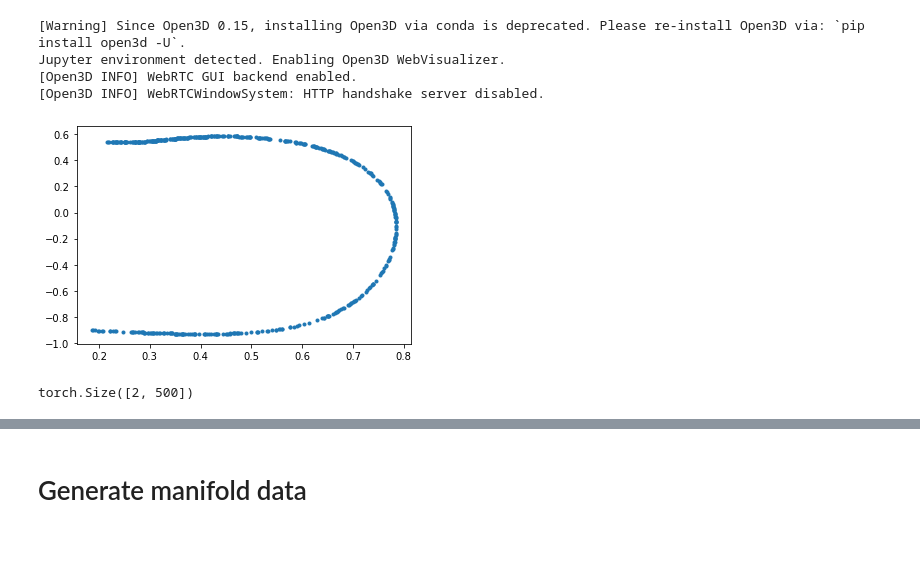
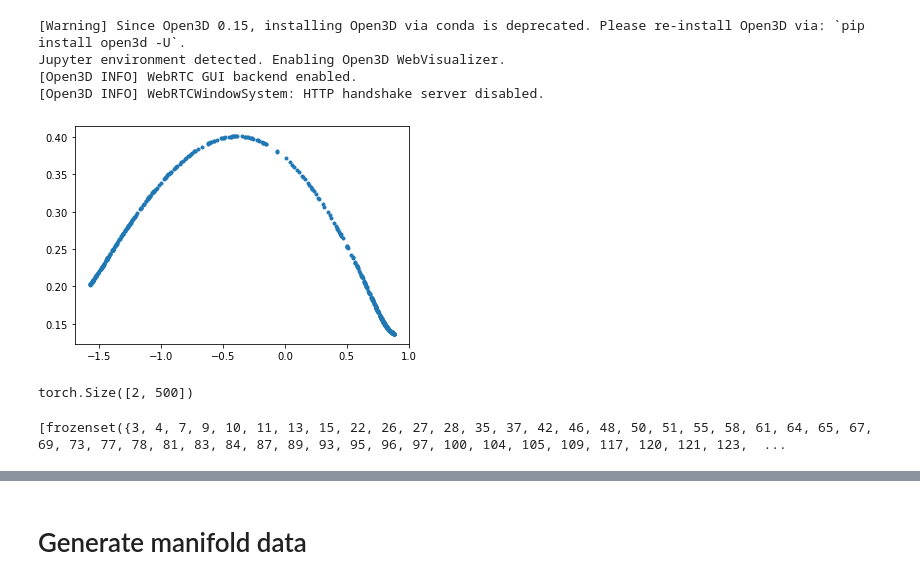
Before and after one commit to michael-psenka/manifold-linearization, a Jupyter notebook: test_files/cc_test.ipynb, the cells around one changed output, grey strips where cells are left out. Saved outputs shown, nothing was run; the diff lists cells and outputs as text; code cells hidden in the pictures; blank space fills up the shorter version.

```diff
--- a/test_files/cc_test.ipynb
+++ b/test_files/cc_test.ipynb
@@ -22,11 +23,16 @@ Jupyter environment detected. Enabling Open3D WebVisualizer.
 [Open3D INFO] WebRTC GUI backend enabled.
 [Open3D INFO] WebRTCWindowSystem: HTTP handshake server disabled.
 # %%
-hi = Manifold(D=2, d=1, curvature=0.5, n_basis=20)
+hi = Manifold(D=2, d=1, curvature=1, n_basis=20)
 X = hi.generateSample(N=500, uniform=True)
-plt.plot(X[0,:], X[1,:], '.')
+plt.plot(X[0,:], X[1,:],'.')
 plt.show()
 print(X.shape)
 # %% [output]
-[figure, old version]
+[figure, new version]
 torch.Size([2, 500])
+# %%
+ind = find_patches.find_patches(X)
+print(ind)
+# %% [output]
+[frozenset({3, 4, 7, 9, 10, 11, 13, 15, 22, 26, 27, 28, 35, 37, 42, 46, 48, 50, 51, 55, 58, 61, 64, 65, 67, 69, 73, 77, 78, 81, 83, 84, 87, 89, 93, 95, 96, 97, 100, 104, 105, 109, 117, 120, 121, 123,  ...
```
Also changed, not shown: parts of 3 cells of this notebook.
